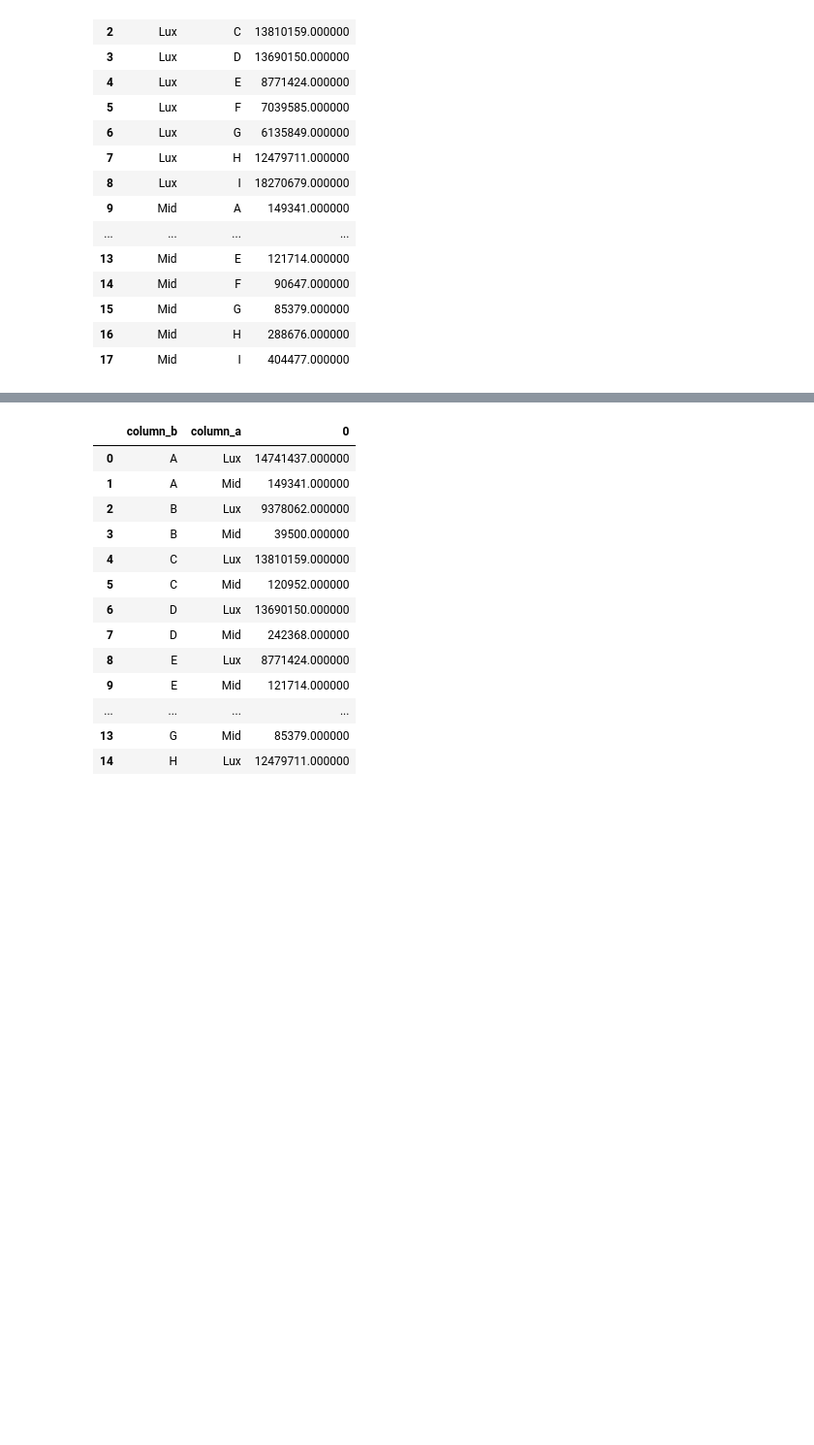
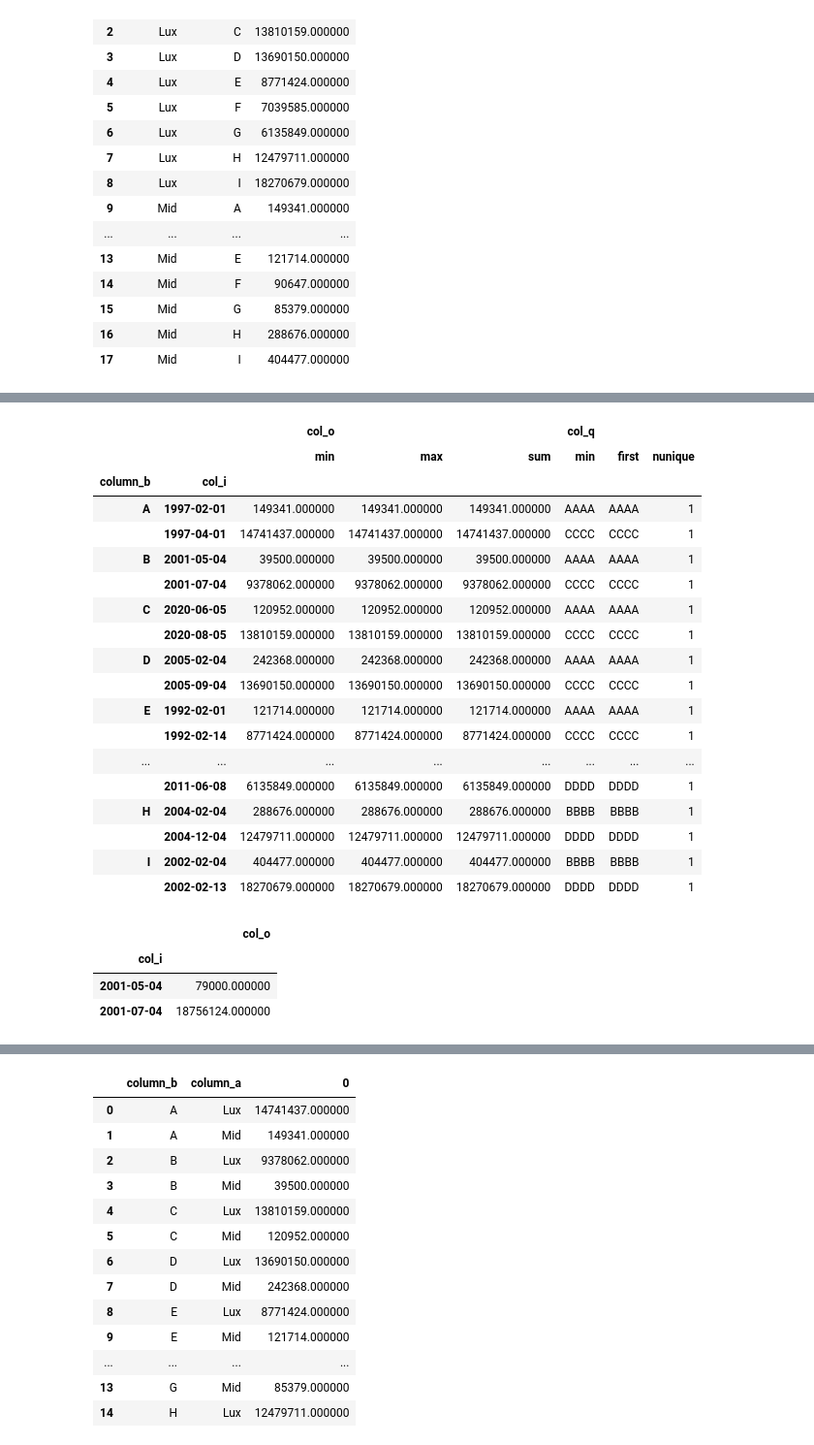
Before and after one commit to Ryan-Ashton/Exploratory_Data_Analysis, a Jupyter notebook: Data Cleaning Personal Cheat Sheet.ipynb, the cells around one changed output, grey strips where cells are left out. Shown: that part at 97% size. Saved outputs shown, nothing was run; the diff lists cells and outputs as text; code cells hidden in the pictures; blank space fills up the shorter version.

```diff
--- a/Data Cleaning Personal Cheat Sheet.ipynb
+++ b/Data Cleaning Personal Cheat Sheet.ipynb
@@ -1134,11 +1239,32 @@ groupby3
 # %%
 # Group the data frame by month and item and extract a number of stats from each group
-# data.groupby(
-#    ['month', 'item']
-# ).agg(
-#     {
-#          'duration':sum,    # Sum duration per group
-#          'network_type': "count",  # get the count of networks
-#          'date': 'first'  # get the first date per group
-#     }
-# )
+df.groupby(
+    ['column_b', 'col_i']
+).agg(
+    {
+        # See the min, max, and sum
+        'col_o': [min, max, sum],
+        # minimum, first, and number of unique
+        'col_q': [min, 'first', 'nunique']
+    }
+)
+# %% [output]
+|  |  | col_o |  |  | col_q |  |  |
+|  |  | min | max | sum | min | first | nunique |
+| column_b | col_i |  |  |  |  |  |  |
+| A | 1997-02-01 | 149341.000000 | 149341.000000 | 149341.000000 | AAAA | AAAA | 1 |
+|  | 1997-04-01 | 14741437.000000 | 14741437.000000 | 14741437.000000 | CCCC | CCCC | 1 |
+| B | 2001-05-04 | 39500.000000 | 39500.000000 | 39500.000000 | AAAA | AAAA | 1 |
+|  | 2001-07-04 | 9378062.000000 | 9378062.000000 | 9378062.000000 | CCCC | CCCC | 1 |
+| C | 2020-06-05 | 120952.000000 | 120952.000000 | 120952.000000 | AAAA | AAAA | 1 |
+|  | 2020-08-05 | 13810159.000000 | 13810159.000000 | 13810159.000000 | CCCC | CCCC | 1 |
+| D | 2005-02-04 | 242368.000000 | 242368.000000 | 242368.000000 | AAAA | AAAA | 1 |
+|  | 2005-09-04 | 13690150.000000 | 13690150.000000 | 13690150.000000 | CCCC | CCCC | 1 |
+| E | 1992-02-01 | 121714.000000 | 121714.000000 | 121714.000000 | AAAA | AAAA | 1 |
+|  | 1992-02-14 | 8771424.000000 | 8771424.000000 | 8771424.000000 | CCCC | CCCC | 1 |
+| ... | ... | ... | ... | ... | ... | ... | ... |
+|  | 2011-06-08 | 6135849.000000 | 6135849.000000 | 6135849.000000 | DDDD | DDDD | 1 |
+| H | 2004-02-04 | 288676.000000 | 288676.000000 | 288676.000000 | BBBB | BBBB | 1 |
+|  | 2004-12-04 | 12479711.000000 | 12479711.000000 | 12479711.000000 | DDDD | DDDD | 1 |
+| I | 2002-02-04 | 404477.000000 | 404477.000000 | 404477.000000 | BBBB | BBBB | 1 |
+|  | 2002-02-13 | 18270679.000000 | 18270679.000000 | 18270679.000000 | DDDD | DDDD | 1 |
@@ -1170,3 +1271,12 @@ groupby3
+# %%
+df[df['column_b'] == 'B'].groupby('col_i').agg(
+    {"col_o": lambda x: x*2 }
+)
+# %% [output]
+|  | col_o |
+| col_i |  |
+| 2001-05-04 | 79000.000000 |
+| 2001-07-04 | 18756124.000000 |
 # %%
 pivot_table = df.pivot_table(values="col_o", index="column_a", columns="column_b")
 pivot_table
```
Also changed, not shown: parts of 21 cells of this notebook.
